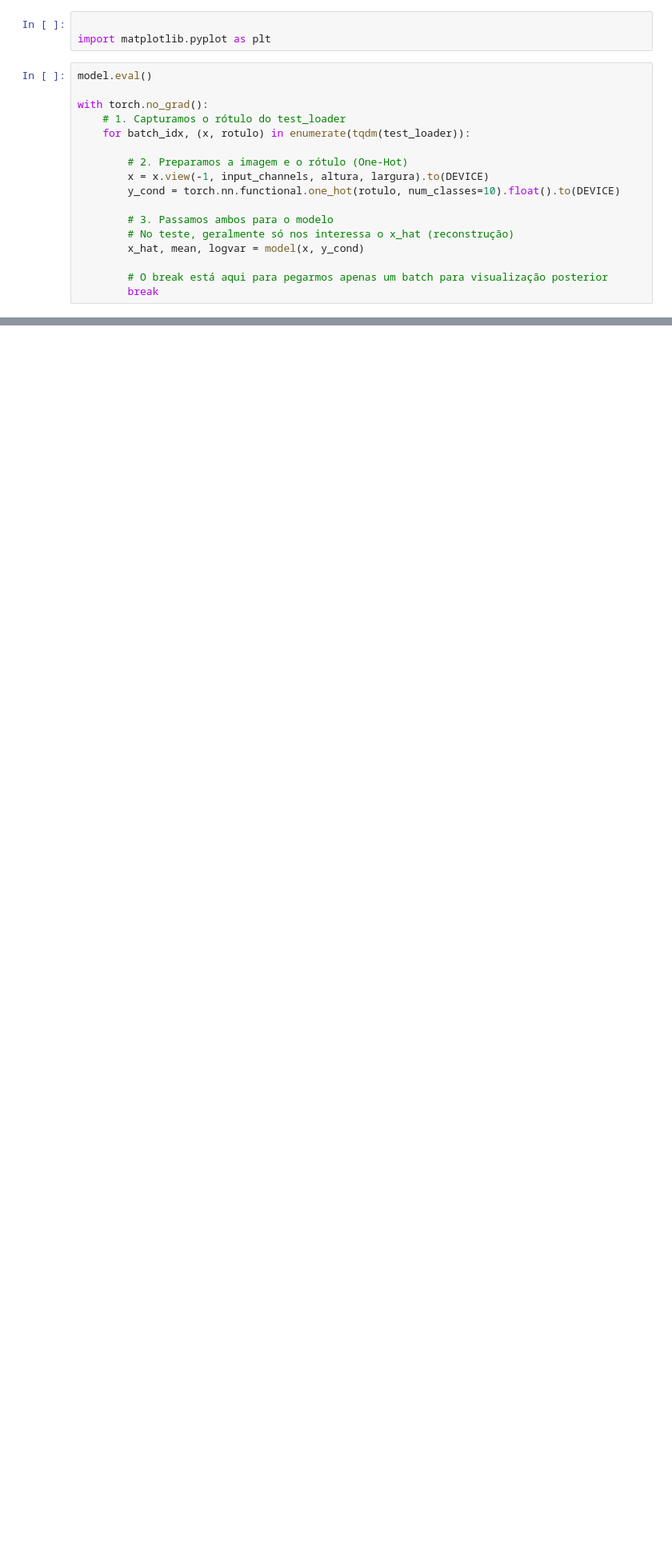
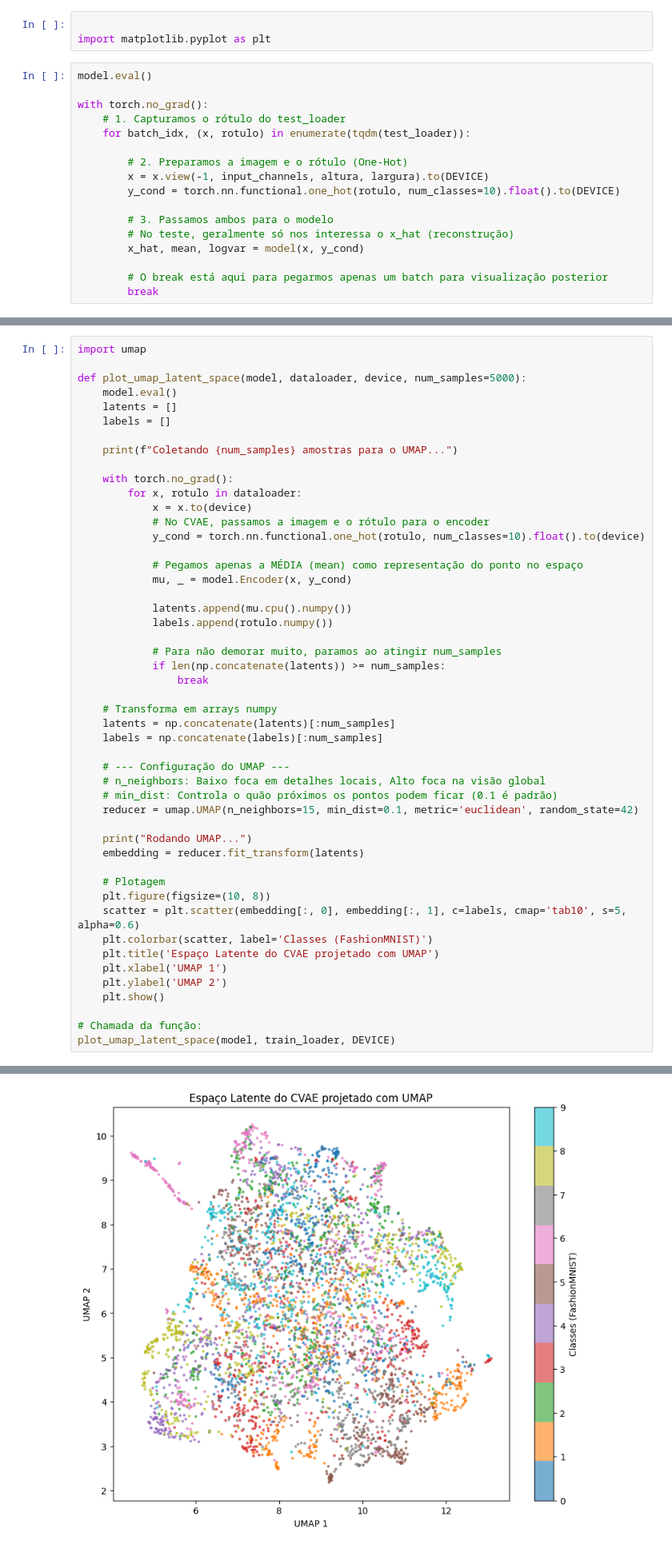
Before and after one commit to SessyoinKirin/MachineLearning, a Jupyter notebook: extra/CVAE/cvaeFashionMNIST.ipynb, the cells around one changed output, grey strips where cells are left out. Shown at 80% size. Cells and saved outputs as stored; diff of their text form; blank space fills up the shorter version.

```diff
--- a/extra/CVAE/cvaeFashionMNIST.ipynb
+++ b/extra/CVAE/cvaeFashionMNIST.ipynb
@@ -415,0 +561,50 @@ plt.show()
+# %%
+import umap
+
+def plot_umap_latent_space(model, dataloader, device, num_samples=5000):
+    model.eval()
+    latents = []
+    labels = []
+
+    print(f"Coletando {num_samples} amostras para o UMAP...")
+
+    with torch.no_grad():
+        for x, rotulo in dataloader:
+            x = x.to(device)
+            # No CVAE, passamos a imagem e o rótulo para o encoder
+            y_cond = torch.nn.functional.one_hot(rotulo, num_classes=10).float().to(device)
+
+            # Pegamos apenas a MÉDIA (mean) como representação do ponto no espaço
+            mu, _ = model.Encoder(x, y_cond)
+
+            latents.append(mu.cpu().numpy())
+            labels.append(rotulo.numpy())
+
+            # Para não demorar muito, paramos ao atingir num_samples
+            if len(np.concatenate(latents)) >= num_samples:
+                break
+
+    # Transforma em arrays numpy
+    latents = np.concatenate(latents)[:num_samples]
+    labels = np.concatenate(labels)[:num_samples]
+
+    # --- Configuração do UMAP ---
+    # n_neighbors: Baixo foca em detalhes locais, Alto foca na visão global
+    # min_dist: Controla o quão próximos os pontos podem ficar (0.1 é padrão)
+    reducer = umap.UMAP(n_neighbors=15, min_dist=0.1, metric='euclidean', random_state=42)
+
+    print("Rodando UMAP...")
+    embedding = reducer.fit_transform(latents)
+
+    # Plotagem
+    plt.figure(figsize=(10, 8))
+    scatter = plt.scatter(embedding[:, 0], embedding[:, 1], c=labels, cmap='tab10', s=5, alpha=0.6)
+    plt.colorbar(scatter, label='Classes (FashionMNIST)')
+    plt.title('Espaço Latente do CVAE projetado com UMAP')
+    plt.xlabel('UMAP 1')
+    plt.ylabel('UMAP 2')
+    plt.show()
+
+# Chamada da função:
+plot_umap_latent_space(model, train_loader, DEVICE)
+# %% [output]
@@ -415,0 +613 @@ plt.show()
+[figure, added]
```
Also changed, not shown: parts of 18 cells of this notebook.
